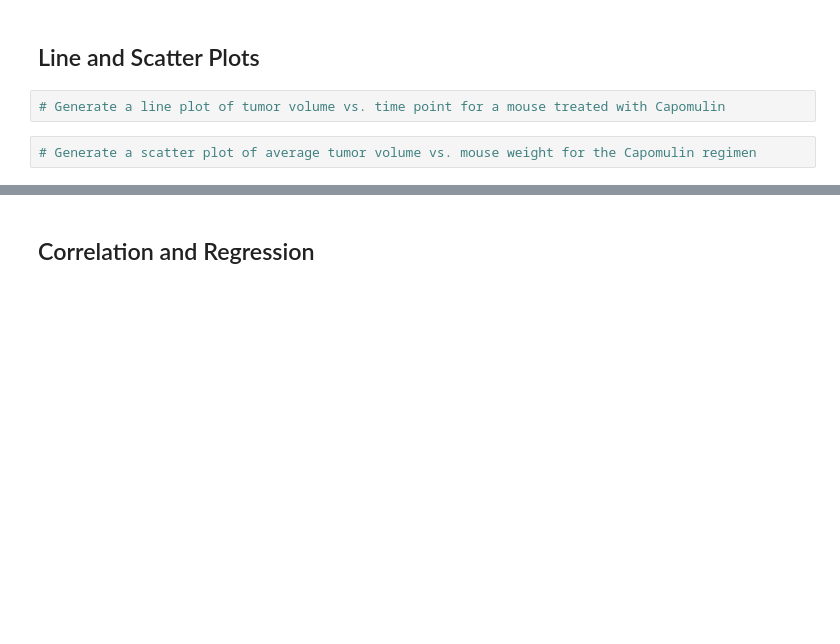
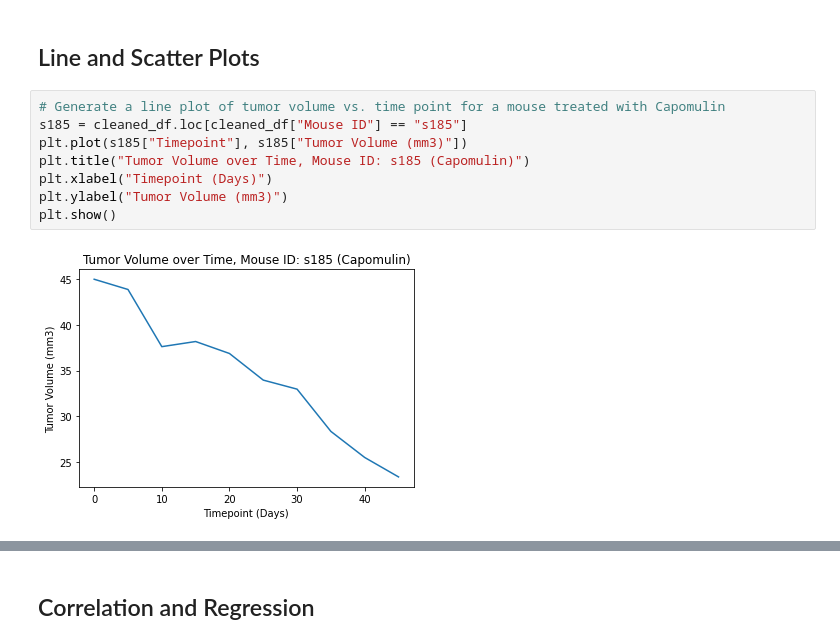
Before and after one commit to tombabjak/matplotlib-homework, a Jupyter notebook: pymaceuticals_starter.ipynb, the cells around one changed output, grey strips where cells are left out. Cells and saved outputs as stored; diff of their text form; blank space fills up the shorter version.

```diff
--- a/pymaceuticals_starter.ipynb
+++ b/pymaceuticals_starter.ipynb
@@ -208,5 +242,11 @@ tumor_vol_data = []
 ## Line and Scatter Plots
 # %%
 # Generate a line plot of tumor volume vs. time point for a mouse treated with Capomulin
+s185 = cleaned_df.loc[cleaned_df["Mouse ID"] == "s185"]
+plt.plot(s185["Timepoint"], s185["Tumor Volume (mm3)"])
+plt.title("Tumor Volume over Time, Mouse ID: s185 (Capomulin)")
+plt.xlabel("Timepoint (Days)")
+plt.ylabel("Tumor Volume (mm3)")
+plt.show()
+# %% [output]
+[figure, added]
-# %%
-# Generate a scatter plot of average tumor volume vs. mouse weight for the Capomulin regimen
```
Also changed, not shown: parts of 5 cells of this notebook.
